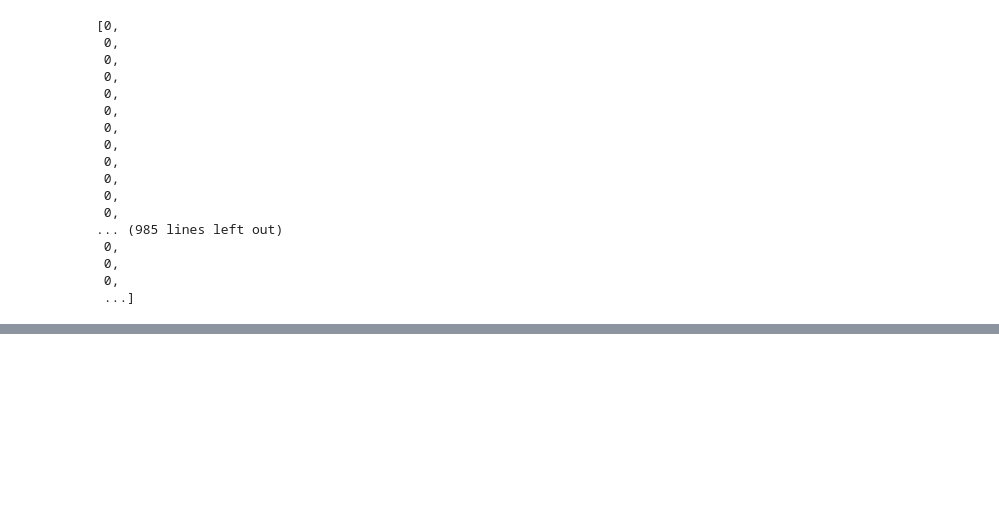
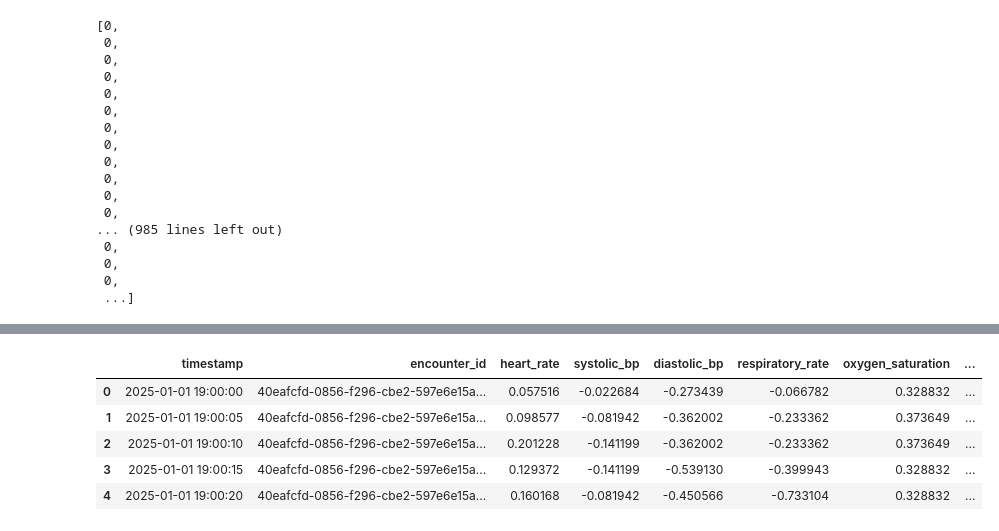
Before and after one commit to Sahillionaire/medhack, a Jupyter notebook: small_tracts/NeuralNetworkModel.ipynb, the cells around one changed output, grey strips where cells are left out. Saved outputs shown, nothing was run; the diff lists cells and outputs as text; code cells hidden in the pictures; blank space fills up the shorter version.

Commit message:
added weights and added submit df

```diff
--- a/small_tracts/NeuralNetworkModel.ipynb
+++ b/small_tracts/NeuralNetworkModel.ipynb
@@ -505,0 +511,14 @@ print(cm)
+# %%
+# WORKING ON HOLDOUT DATA
+submit_df = pd.read_csv("holdout_data.csv")
+
+submit_df["oxygen_saturation"] = fill_with_local_mean(submit_df["oxygen_saturation"])
+submit_df["respiratory_rate"] = fill_with_local_mean(submit_df["respiratory_rate"])
+submit_df["heart_rate"] = fill_with_local_mean(submit_df["heart_rate"])
+submit_df["systolic_bp"] = fill_with_local_mean(submit_df["systolic_bp"])
+submit_df["diastolic_bp"] = fill_with_local_mean(submit_df["diastolic_bp"])
+
+submit_df['pulse_pressure'] = submit_df['systolic_bp'] - submit_df['diastolic_bp']
+submit_df['MAP'] = (2 * (submit_df['diastolic_bp'] + submit_df['systolic_bp'])) / 3
+submit_df['shock_index'] = submit_df['heart_rate'] / submit_df['systolic_bp']
+submit_df['shock_index'] = submit_df['shock_index'].fillna(0)
@@ -505,0 +576,8 @@ print(cm)
+# %%
+submit_df[["hr_delta", "spo2_delta", "hr_roll_std_60s", "hr_slope_60s"]] = \
+submit_df[["hr_delta", "spo2_delta", "hr_roll_std_60s", "hr_slope_60s"]].fillna(0)
+# %%
+submit_df[submit_df["shock_index"] == np.inf]
+submit_df["shock_index"] = submit_df["shock_index"].replace([np.inf, -np.inf], np.nan)
+median_value = submit_df["shock_index"].median()
+submit_df["shock_index"].fillna(median_value, inplace=True)
@@ -505,0 +591,10 @@ print(cm)
+# %%
+submit_df[cols] = sc.fit_transform(submit_df[cols])
+submit_df.head()
+# %% [output]
+|  | timestamp | encounter_id | heart_rate | systolic_bp | diastolic_bp | respiratory_rate | oxygen_saturation | ... |
+| 0 | 2025-01-01 19:00:00 | 40eafcfd-0856-f296-cbe2-597e6e15a... | 0.057516 | -0.022684 | -0.273439 | -0.066782 | 0.328832 | ... |
+| 1 | 2025-01-01 19:00:05 | 40eafcfd-0856-f296-cbe2-597e6e15a... | 0.098577 | -0.081942 | -0.362002 | -0.233362 | 0.373649 | ... |
+| 2 | 2025-01-01 19:00:10 | 40eafcfd-0856-f296-cbe2-597e6e15a... | 0.201228 | -0.141199 | -0.362002 | -0.233362 | 0.373649 | ... |
+| 3 | 2025-01-01 19:00:15 | 40eafcfd-0856-f296-cbe2-597e6e15a... | 0.129372 | -0.141199 | -0.539130 | -0.399943 | 0.328832 | ... |
+| 4 | 2025-01-01 19:00:20 | 40eafcfd-0856-f296-cbe2-597e6e15a... | 0.160168 | -0.081942 | -0.450566 | -0.733104 | 0.328832 | ... |
```
Also changed, not shown: parts of 12 cells of this notebook.
